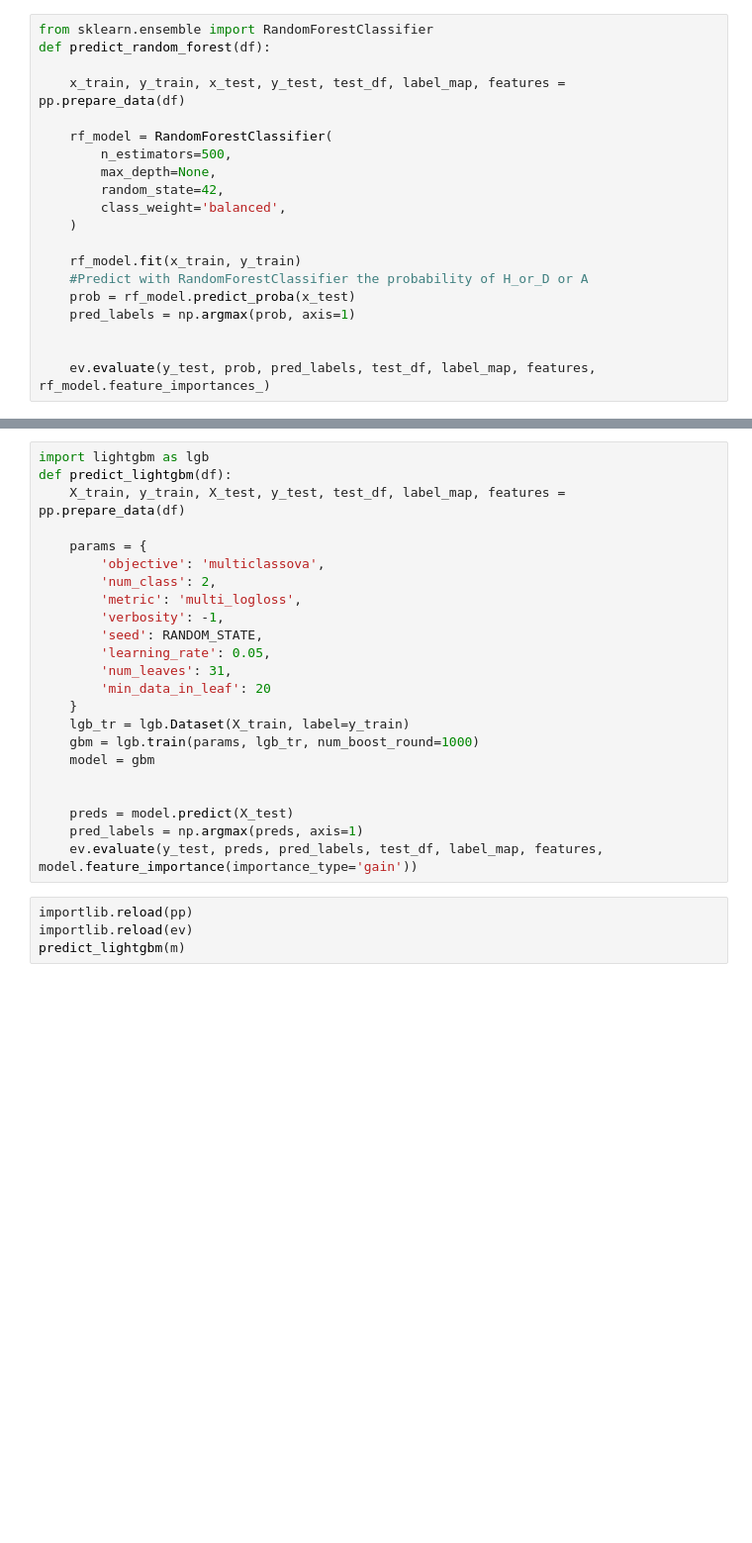
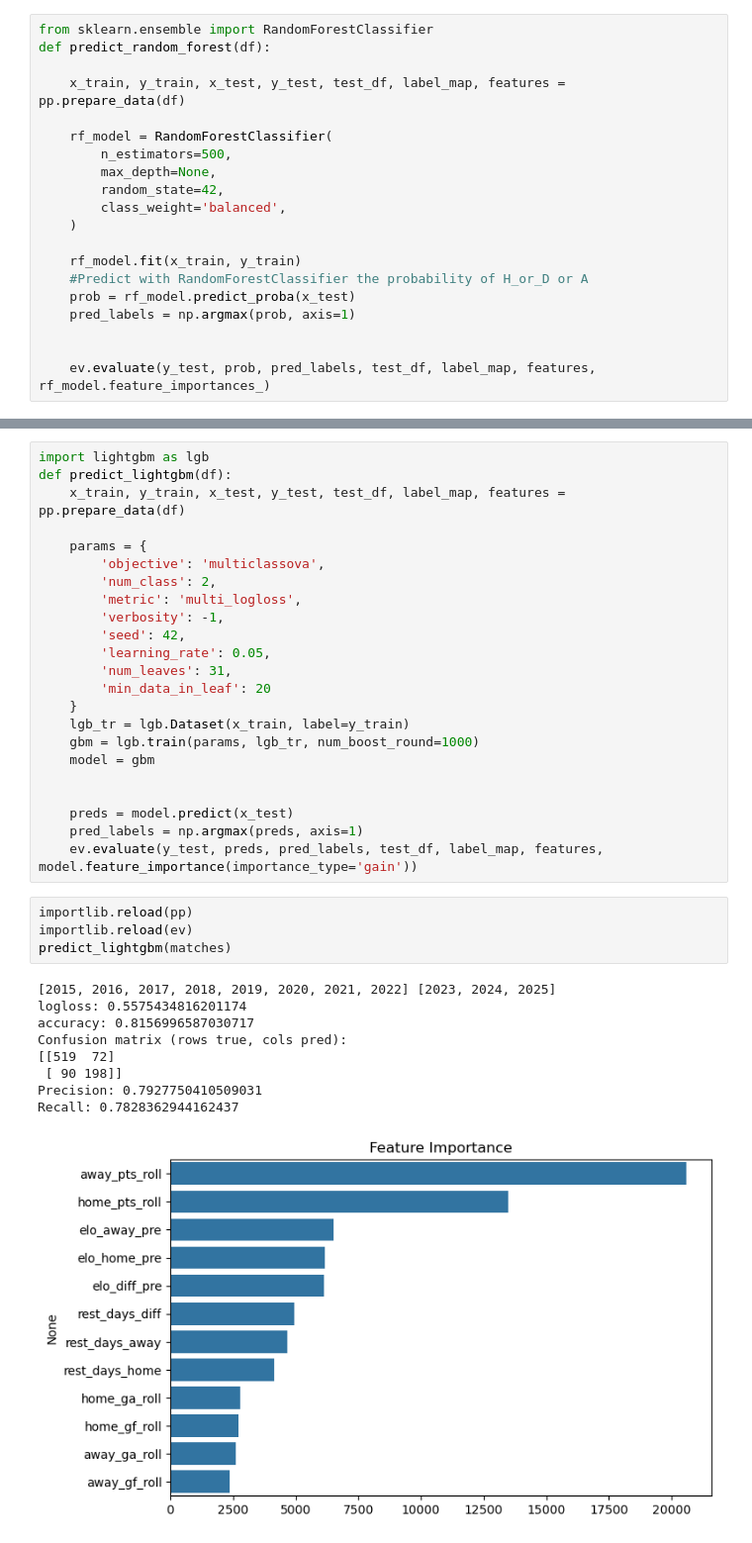
Before and after one commit to DSPRO1/epl-match-outcome-predictor, a Jupyter notebook: notebooks/predict.ipynb, the cells around one changed output, grey strips where cells are left out. Shown at 99% size. Saved outputs shown, nothing was run; the diff lists cells and outputs as text; blank space fills up the shorter version.

```diff
--- a/notebooks/predict.ipynb
+++ b/notebooks/predict.ipynb
@@ -37,29 +76,39 @@ predict_random_forest(m)
 # %%
 import lightgbm as lgb
 def predict_lightgbm(df):
-    X_train, y_train, X_test, y_test, test_df, label_map, features = pp.prepare_data(df)
+    x_train, y_train, x_test, y_test, test_df, label_map, features = pp.prepare_data(df)
 
     params = {
         'objective': 'multiclassova',
         'num_class': 2,
         'metric': 'multi_logloss',
         'verbosity': -1,
-        'seed': RANDOM_STATE,
+        'seed': 42,
         'learning_rate': 0.05,
         'num_leaves': 31,
         'min_data_in_leaf': 20
     }
-    lgb_tr = lgb.Dataset(X_train, label=y_train)
+    lgb_tr = lgb.Dataset(x_train, label=y_train)
     gbm = lgb.train(params, lgb_tr, num_boost_round=1000)
     model = gbm
 
 
-    preds = model.predict(X_test)
+    preds = model.predict(x_test)
     pred_labels = np.argmax(preds, axis=1)
     ev.evaluate(y_test, preds, pred_labels, test_df, label_map, features, model.feature_importance(importance_type='gain'))
 # %%
 importlib.reload(pp)
 importlib.reload(ev)
-predict_lightgbm(m)
+predict_lightgbm(matches)
+# %% [output]
+[2015, 2016, 2017, 2018, 2019, 2020, 2021, 2022] [2023, 2024, 2025]
+logloss: 0.5575434816201174
+accuracy: 0.8156996587030717
+Confusion matrix (rows true, cols pred):
+[[519  72]
+ [ 90 198]]
+Precision: 0.7927750410509031
+Recall: 0.7828362944162437
+[figure, added]
 # %%
 from xgboost import XGBClassifier
```
Also changed, not shown: parts of 5 cells of this notebook.
